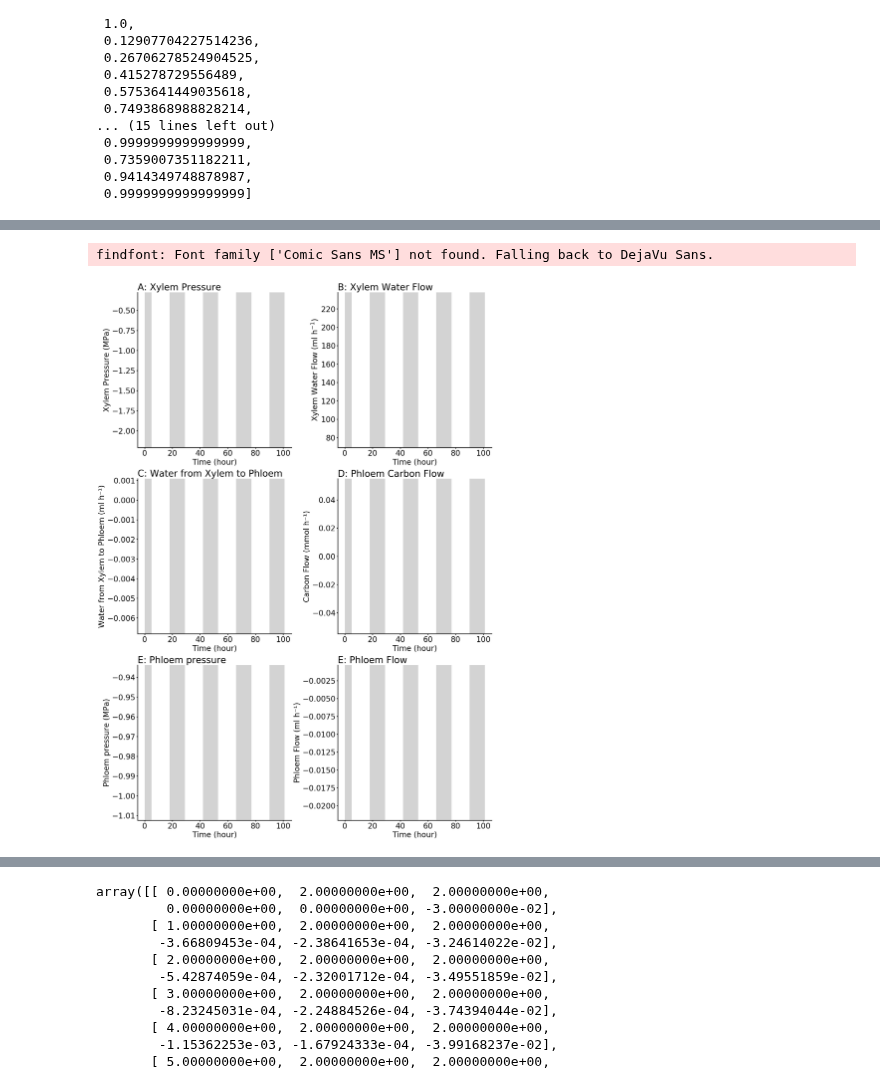
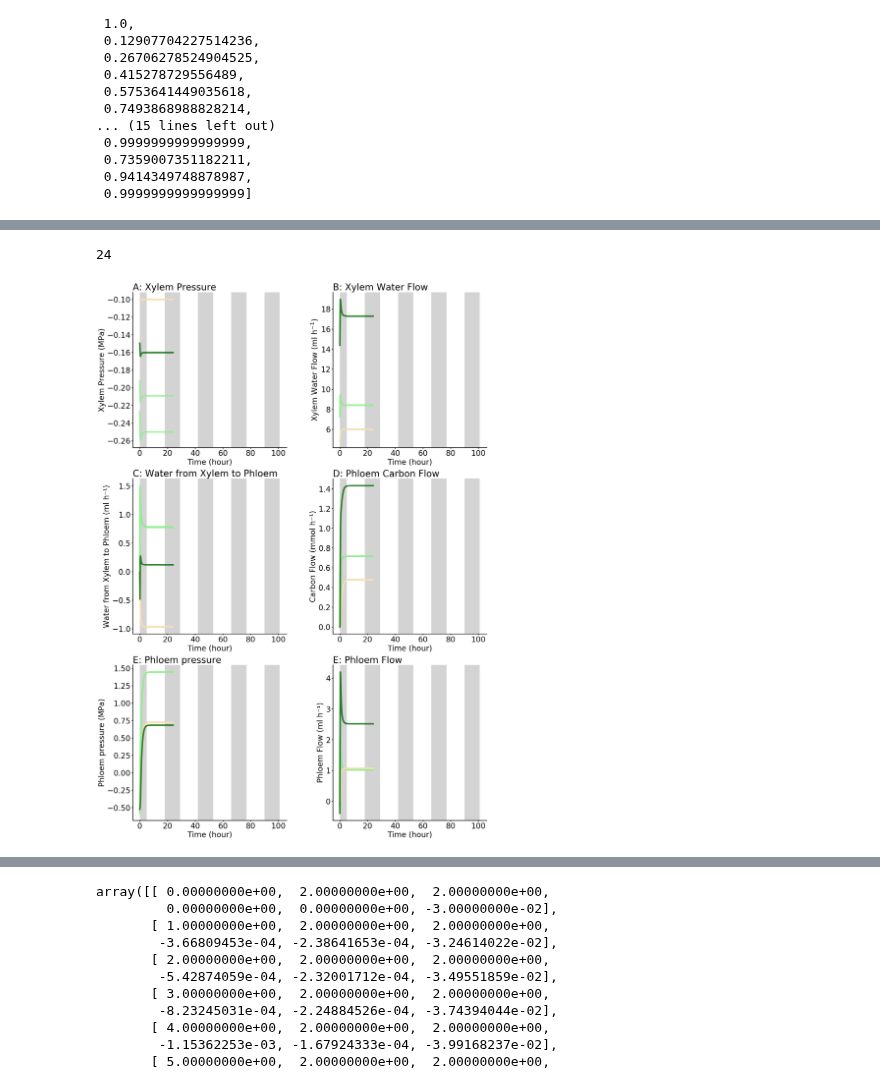
Before and after one commit to Plant-Root-Soil-Interactions-Modelling/CPlantBox, a Jupyter notebook: tutorial/jupyter/resistance.ipynb, the cells around one changed output, grey strips where cells are left out. Saved outputs shown, nothing was run; the diff lists cells and outputs as text; code cells hidden in the pictures.

```diff
--- a/tutorial/jupyter/resistance.ipynb
+++ b/tutorial/jupyter/resistance.ipynb
@@ -40,9 +40,15 @@ taproot_n_all = []
 k1_logger = []
 leaf_logger = []
 dict_leaf_logger = []
-vml = 0.000143136
+vml = 0.000143136 *5000
 
 day_i = 0
+
+vol_st = 2.6e-05 * 5000
+vmu = 2.82627e+95 * 5000
+r_phl_mb = 0.027157 *10
+
+# xml_growth_rate =
 # %%
 # growth rate percentage based on water potential: y = 20.790289211055025 + 83.59701538925951e* **(x*1.3957803144484557)
 g_propotion = lambda water_potential : (20.79 + 83.597* 2.71828**(1.39578* (water_potential)) )/100
@@ -261,11 +352,11 @@ fig = plt.figure(figsize=(30,20))
 a = 2
 b = 3
 def f2(x):
-    return x /12*1000  *0.1*0.2*0.12566370400000001
+    return x #/12*1000  *0.1*0.2*0.12566370400000001
 
-def f(x):
+def f1(x):
     # return multiply *4200*24
-    return x *4200*24
+    return x #*4200*24
 
 root_1_l_cf = []
 root_1_c_cf = []
@@ -320,10 +411,10 @@ ax1.set_ylabel("available carbon at root tips (mmol)")
 days = range(1,len(root_he_c3 )+1)
 #ax1.plot(days,f(np.array(root_1_c_cf)), marker = "o", linestyle="-", color = "blue", label= "Water potential -0.1 MPa ", zorder=99)
 #ax1.plot(days,f(np.array(root_2_c_cf)), marker = "o", linestyle="-", color = "yellow", label= "Water potential -0.3 MPa ", zorder=99)
-ax1.plot(days,f(np.array(root_3_c_cf)), marker = "o", linestyle="-", color = "red", label= "Water potential -0.5 MPa ", zorder=2)
+ax1.plot(days,f1(np.array(root_3_c_cf)), marker = "o", linestyle="-", color = "red", label= "Water potential -0.5 MPa ", zorder=2)
 for i, day in enumerate(carbon_logger):
     x = [i+1]*len(day)
-    ax1.plot(x,f(np.array(carbon_logger[i])), marker = "o", linestyle="", color = "grey", zorder=1)
+    ax1.plot(x,f1(np.array(carbon_logger[i])), marker = "o", linestyle="", color = "grey", zorder=1)
 ax1.title.set_text("available carbon at each root tip")
 #ax1.set_ylim([0,5])
 #ax1.set_xlim([0,120])
@@ -358,7 +449,7 @@ ax3.spines['top'].set_visible(False)
 # ax2.plot(days, root_1_l_cf, color= "blue", marker = "o", label= "Water potential -0.1 MPa ")
 # ax2.plot(days, root_2_l_cf, color= "red", marker = "o", label= "Water potential -0.3 MPa ")
 
-ax3.plot(days, f(np.array(k1_logger)), color= "red", marker = "o", label= "Water potential -0.5 MPa")
+ax3.plot(days, f1(np.array(k1_logger)), color= "red", marker = "o", label= "Water potential -0.5 MPa")
 ax3.legend()
 ax3.title.set_text("total respiration maintenance")
 ax3.set_xlabel("time (days)")
@@ -806,3 +892,7 @@ len(plant.getNodes())
+# %%
+int(max(N1R_node.T[0])+2)
+# %% [output]
+24
 # %%
 def add_day_night():
     #trans = mtransforms.blended_transform_factory(ax.transData, ax.transAxes)
@@ -845,25 +935,29 @@ node_connection =dict_all['node_connection']
 stem_nodes = nodes_organtype[(nodes_organtype[:,1]== 2)][:,0]
 root_nodes = nodes_organtype[(nodes_organtype[:,1]== 1)][:,0]
 leaf_nodes = nodes_organtype[(nodes_organtype[:,1]== 3)][:,0]
-
-all_marker_1 =[3, 10, 17, 23,28, 31,]
+# get all the end nodes
+stem_mid_node = [int(max(N1R_node.T[0])+2)]
+all_marker_1 = np.concatenate((N1L_node.T[0], N1R_node.T[0],stem_mid_node  ), axis=0, out=None).astype(int)
+all_marker_1 = map(lambda x: x-1, all_marker_1)
+all_marker_1 = list(all_marker_1)
+#  =[3, 10, 17, 23,28, 31,]
 
 def organ_color(int):
-    if i == 28 or i == 31: #int is source
+    if i+1 in N1L_node.T[0]: #int is source
         return 'lightgreen'
-    elif i == 3 or i == 10 or i == 17: #int is sink
+    elif i+1 in N1R_node.T[0] : #int is sink
         return 'wheat'
-    elif i == 23:
+    elif i+1 == stem_mid_node :
         return 'darkgreen'
     else:
         return 'None'
 
 def organ_color_n(int):
-    if i == 28 or i == 31: #int is source
+    if i+1 in N1L_node.T[0]: #int is source
         return 'lightgreen'
-    elif i == 3 or i == 10 or i == 17: #int is sink
+    elif i+1 in N1R_node.T[0] : #int is sink
         return 'wheat'
-    elif i == 23:
+    elif i+1 ==stem_mid_node :
         return 'darkgreen'
     else:
         return 'None'
@@ -962,32 +1056,31 @@ plt.ylabel('Phloem pressure (MPa)', color='black')
 plt.title('E: Phloem pressure', color='black',loc="left")
 for i in all_marker_1:
     ax.plot(x,piaf_output["P_ST"].T[np.where(node_connection[:,0] == i)[0][0]], linewidth=5
                 ,c=organ_color(i),alpha=0.8,zorder=0, ls = line_style(i))
 add_day_night()
 
 ax = plt.subplot(326)
 ax.tick_params(width=2)
 ax.spines['right'].set_visible(False)
 ax.spines['top'].set_visible(False)
 for axis in ['bottom','left']:
     ax.spines[axis].set_linewidth(2)
 
 
 plt.xlabel("Time (hour)", **hfont)
 
 plt.ylabel('Phloem Flow (ml h⁻¹)', color='black')
 
 plt.title('E: Phloem Flow', color='black',loc="left")
 for i in all_marker_1:
     ax.plot(x,piaf_output["JW_ST"].T[np.where(node_connection[:,0] == i)[0][0]], linewidth=5
                 ,c=organ_color(i),alpha=0.8,zorder=0, ls = line_style(i))
 add_day_night()
 
 plt.show()
 # s =output.columns[n_begin]
 # s = s.replace('/', '')
 s = "small_2020"
 # f.savefig("diural_homogeneous{}.png".format(s), bbox_inches='tight', dpi=600)
 # %% [output]
-findfont: Font family ['Comic Sans MS'] not found. Falling back to DejaVu Sans.
-[figure, old version]
+[figure, new version]
```
Also changed, not shown: parts of 11 cells of this notebook.
